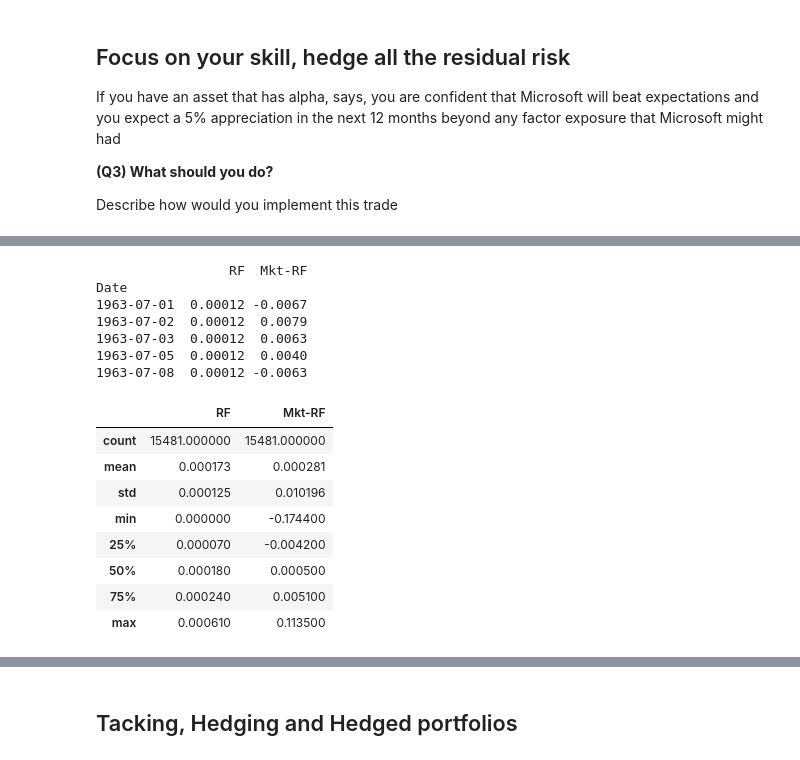
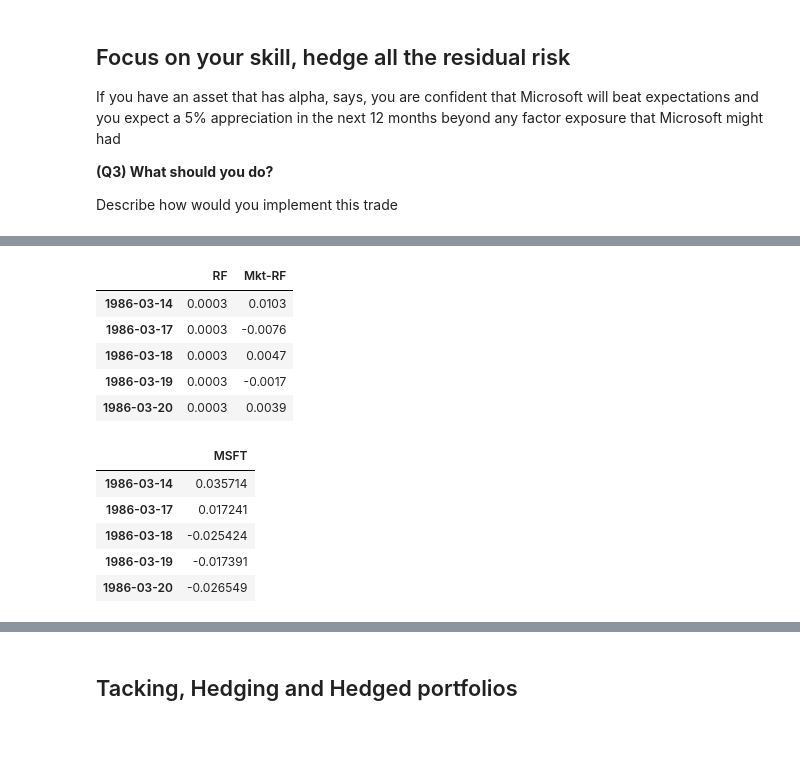
Before and after one commit to SnazzyBeatle115/UG54, a Jupyter notebook: chapters/Finance/FactorModels.ipynb, the cells around one changed output, grey strips where cells are left out. Drawn from its saved outputs; the diff is of its cells as text; code cells hidden in the pictures.

```diff
--- a/chapters/Finance/FactorModels.ipynb
+++ b/chapters/Finance/FactorModels.ipynb
@@ -61,4 +69,12 @@ import datetime
 # %%
+# load libraries
+
+import numpy as np
+import pandas as pd
+%matplotlib inline
+import matplotlib.pyplot as plt
+from pandas_datareader.data import DataReader
+import datetime
 
 # define functions
 def get_daily_wrds(conn,tickers=None):
@@ -69,10 +85,7 @@ def get_daily_wrds(conn,tickers=None):
     permnos = permnos[(permnos['ticker'].isin(tickers)) & (permnos['nameenddt']==permnos['nameenddt'].max())]
     # Extract unique PERMNOs
     permno_list = permnos['permno'].unique().tolist()
-    print(permno_list)
-
     # Query daily stock file for the specified PERMNOs
-
     query = f"""
         SELECT permno, date, ret, retx, prc
         FROM crsp.dsf
@@ -91,14 +104,14 @@ def get_daily_wrds(conn,tickers=None):
 
 def get_factors(ff6=False):
 
-    fama_french = web.DataReader("F-F_Research_Data_5_Factors_2x3_daily", "famafrench",start="1926-01-01")
+    fama_french = DataReader("F-F_Research_Data_5_Factors_2x3_daily", "famafrench",start="1926-01-01")
     daily_data = fama_french[0]  # The first DataFrame contains the daily data
     daily_data.index = pd.to_datetime(daily_data.index)  # Ensure index is datetime
     if ff6==False:
         df_factor = daily_data[['RF','Mkt-RF']]  # Extract the Risk-Free Rate (RF)
     else:
         df_factor = daily_data[['RF','Mkt-RF','SMB','HML','RMW','CMA']]
-        fama_french = web.DataReader("F-F_Momentum_Factor_daily", "famafrench",start="1926-01-01")
+        fama_french = DataReader("F-F_Momentum_Factor_daily", "famafrench",start="1926-01-01")
         df_factor=df_factor.merge(fama_french[0],on='Date')
 
     return df_factor/100
@@ -387,33 +398,33 @@ date
-# %%
-# this gets daily data on multiple factors plust the risk-free rate
-# you can think of these factors as returns on funds that hold certain assets
-# but the portfolios are constructed using a predefined rule
-# for now we will use only the market factor and the risk-free rate
-df_factor = get_factors()
-print(df_factor.head())
-df_factor.describe()
-
-# instead of merge them in the same dataframe. I will simply align then on the index
-
-# I sometimes find more convenient to have them in separate dataframes
-# but aligned on the same dates
-
-df_return, df_factor = df_returns.align(df_factor, join='left', axis=0)
-# %% [output]
-                 RF  Mkt-RF
-Date
-1963-07-01  0.00012 -0.0067
-1963-07-02  0.00012  0.0079
-1963-07-03  0.00012  0.0063
-1963-07-05  0.00012  0.0040
-1963-07-08  0.00012 -0.0063
-|  | RF | Mkt-RF |
-| count | 15481.000000 | 15481.000000 |
-| mean | 0.000173 | 0.000281 |
-| std | 0.000125 | 0.010196 |
-| min | 0.000000 | -0.174400 |
-| 25% | 0.000070 | -0.004200 |
-| 50% | 0.000180 | 0.000500 |
-| 75% | 0.000240 | 0.005100 |
-| max | 0.000610 | 0.113500 |
+# %%
+# this gets daily data on multiple factors plust the risk-free rate
+# you can think of these factors as returns on funds that hold certain assets
+# but the portfolios are constructed using a predefined rule
+# for now we will use only the market factor and the risk-free rate
+
+df_factor = get_factors()
+
+
+
+# instead of merge them in the same dataframe. I will simply align then on the index
+
+# I sometimes find more convenient to have them in separate dataframes
+# but aligned on the same dates
+
+df_returns, df_factor = df_returns.dropna().align(df_factor.dropna(), join='inner', axis=0)
+
+display(df_factor.head())
+display(df_returns.head())
+# %% [output]
+|  | RF | Mkt-RF |
+| 1986-03-14 | 0.0003 | 0.0103 |
+| 1986-03-17 | 0.0003 | -0.0076 |
+| 1986-03-18 | 0.0003 | 0.0047 |
+| 1986-03-19 | 0.0003 | -0.0017 |
+| 1986-03-20 | 0.0003 | 0.0039 |
+|  | MSFT |
+| 1986-03-14 | 0.035714 |
+| 1986-03-17 | 0.017241 |
+| 1986-03-18 | -0.025424 |
+| 1986-03-19 | -0.017391 |
+| 1986-03-20 | -0.026549 |
 # %%
```
Also changed, not shown: parts of 37 cells of this notebook.
